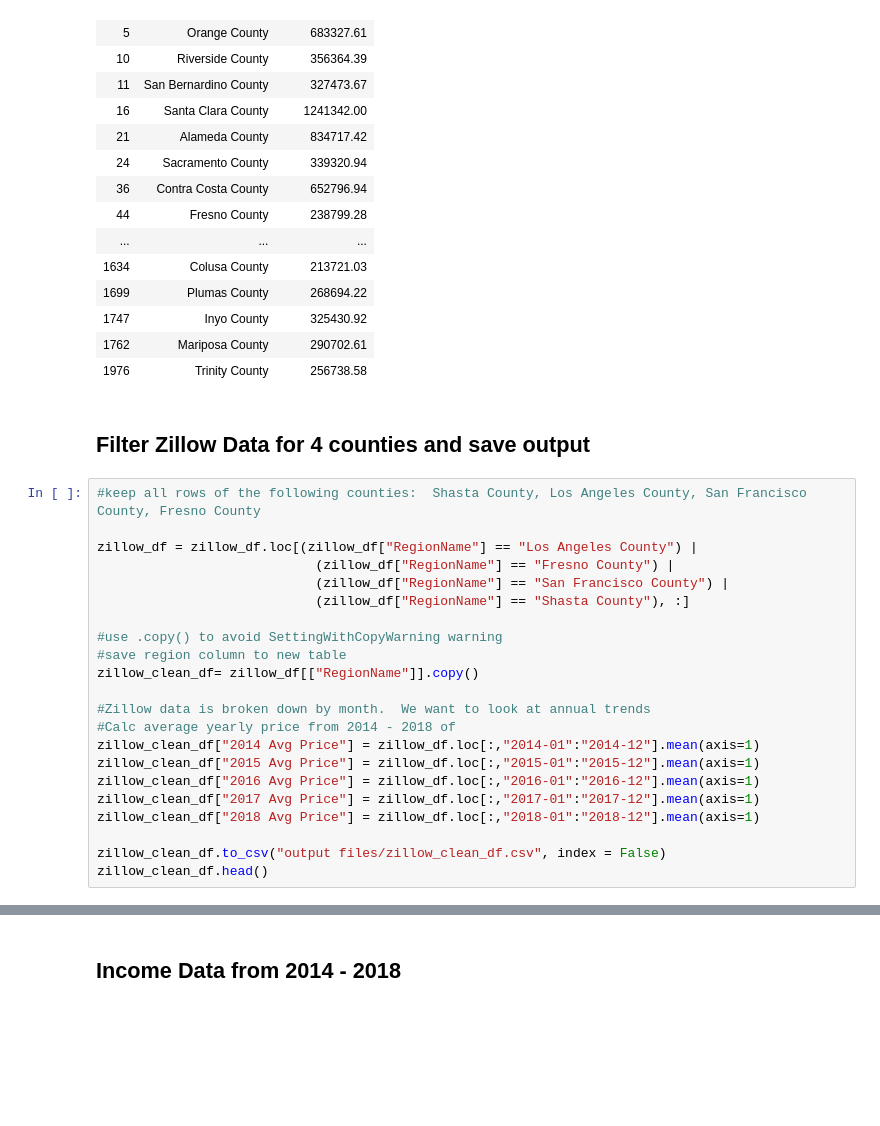
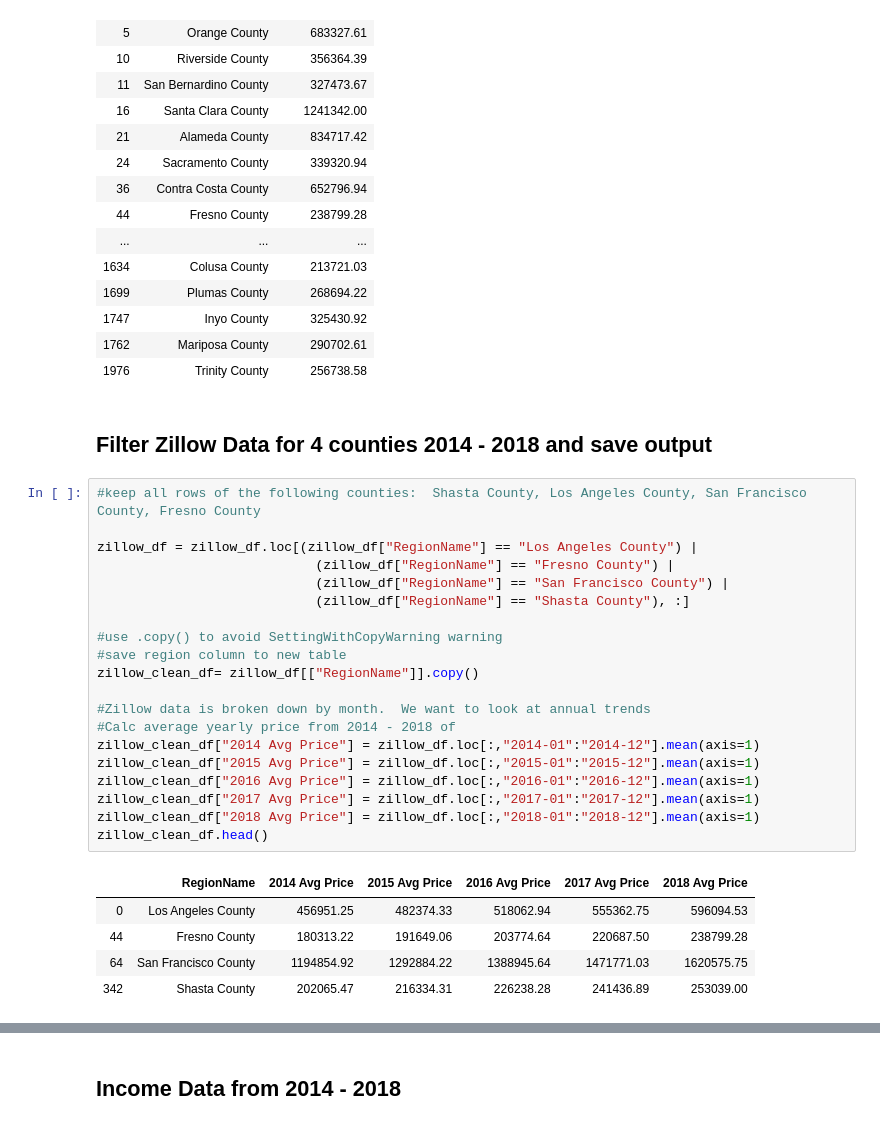
Before and after one commit to TrevorLovesMommy/Real-Estate-Project, a Jupyter notebook: Real Estate Data Cleaning.ipynb, the cells around one changed output, grey strips where cells are left out. Drawn from its saved outputs; the diff is of its cells as text; blank space fills up the shorter version.

```diff
--- a/Real Estate Data Cleaning.ipynb
+++ b/Real Estate Data Cleaning.ipynb
@@ -55,29 +55,33 @@ zillow_clean_all_counties_df
 | 1762 | Mariposa County | 290702.61 |
 | 1976 | Trinity County | 256738.58 |
 # %% [markdown]
-## Filter Zillow Data for 4 counties and save output
+## Filter Zillow Data for 4 counties 2014 - 2018 and save output
 # %%
 #keep all rows of the following counties:  Shasta County, Los Angeles County, San Francisco County, Fresno County
 
 zillow_df = zillow_df.loc[(zillow_df["RegionName"] == "Los Angeles County") |
                             (zillow_df["RegionName"] == "Fresno County") |
                             (zillow_df["RegionName"] == "San Francisco County") |
                             (zillow_df["RegionName"] == "Shasta County"), :]
 
 #use .copy() to avoid SettingWithCopyWarning warning
 #save region column to new table
 zillow_clean_df= zillow_df[["RegionName"]].copy()
 
 #Zillow data is broken down by month.  We want to look at annual trends
 #Calc average yearly price from 2014 - 2018 of
 zillow_clean_df["2014 Avg Price"] = zillow_df.loc[:,"2014-01":"2014-12"].mean(axis=1)
 zillow_clean_df["2015 Avg Price"] = zillow_df.loc[:,"2015-01":"2015-12"].mean(axis=1)
 zillow_clean_df["2016 Avg Price"] = zillow_df.loc[:,"2016-01":"2016-12"].mean(axis=1)
 zillow_clean_df["2017 Avg Price"] = zillow_df.loc[:,"2017-01":"2017-12"].mean(axis=1)
 zillow_clean_df["2018 Avg Price"] = zillow_df.loc[:,"2018-01":"2018-12"].mean(axis=1)
-
-zillow_clean_df.to_csv("output files/zillow_clean_df.csv", index = False)
 zillow_clean_df.head()
+# %% [output]
+|  | RegionName | 2014 Avg Price | 2015 Avg Price | 2016 Avg Price | 2017 Avg Price | 2018 Avg Price |
+| 0 | Los Angeles County | 456951.25 | 482374.33 | 518062.94 | 555362.75 | 596094.53 |
+| 44 | Fresno County | 180313.22 | 191649.06 | 203774.64 | 220687.50 | 238799.28 |
+| 64 | San Francisco County | 1194854.92 | 1292884.22 | 1388945.64 | 1471771.03 | 1620575.75 |
+| 342 | Shasta County | 202065.47 | 216334.31 | 226238.28 | 241436.89 | 253039.00 |
 # %%
 #reset index to Region and transpose dataframe
 zillow_clean_df.set_index("RegionName", inplace = True)
```
Also changed, not shown: parts of 4 cells of this notebook, 1 other file.
